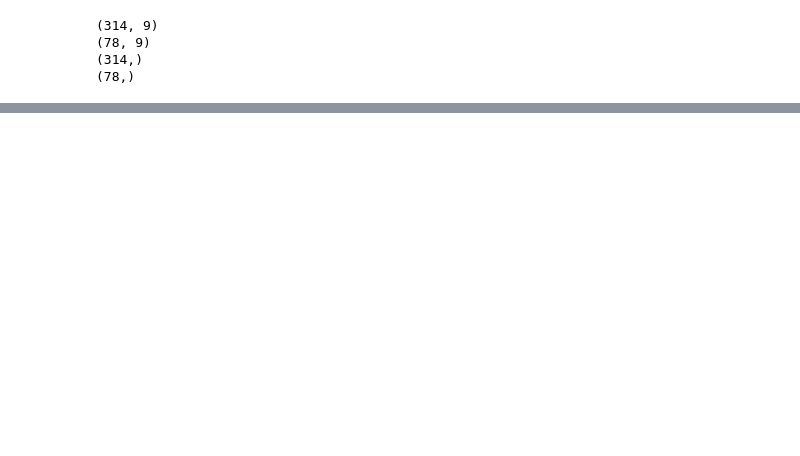
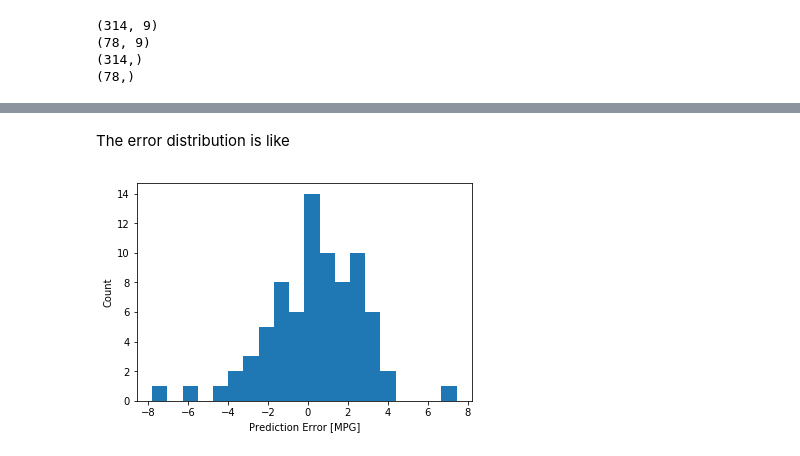
Before and after one commit to sangyeon-hwang/ml-exercises, a Jupyter notebook: regression.ipynb, the cells around one changed output, grey strips where cells are left out. Saved outputs shown, nothing was run; the diff lists cells and outputs as text; code cells hidden in the pictures; blank space fills up the shorter version.

```diff
--- a/regression.ipynb
+++ b/regression.ipynb
@@ -97,7 +97,8 @@ Also, the overall statistics of the training set is as follows.
 # %%
 trainingSetStat = trainSet.describe()
 trainingSetStat.pop('MPG')  # MPG is the label.
-trainingSetStat.transpose()
+trainingSetStat = trainingSetStat.transpose()
+trainingSetStat
 # %% [output]
 |  | count | mean | std | min | 25% | 50% | 75% | max |
 | Cylinders | 314.0 | 5.477707 | 1.699788 | 3.0 | 4.00 | 4.0 | 8.00 | 8.0 |
@@ -126,0 +333,9 @@ print(testLabels.shape)
+# %% [markdown]
+The error distribution is like
+# %%
+errors = predictions - testLabels
+plt.hist(errors, bins=20)
+plt.xlabel("Prediction Error [MPG]")
+_ = plt.ylabel("Count")
+# %% [output]
+[figure, added]
```
Also changed, not shown: parts of 23 cells of this notebook.
